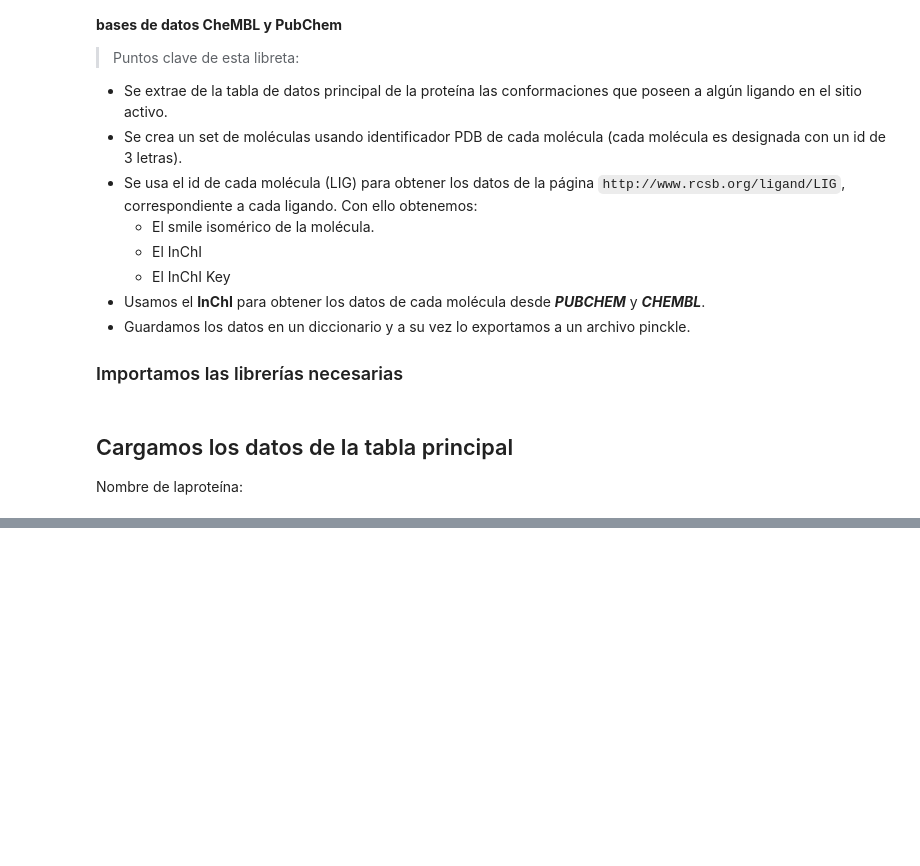
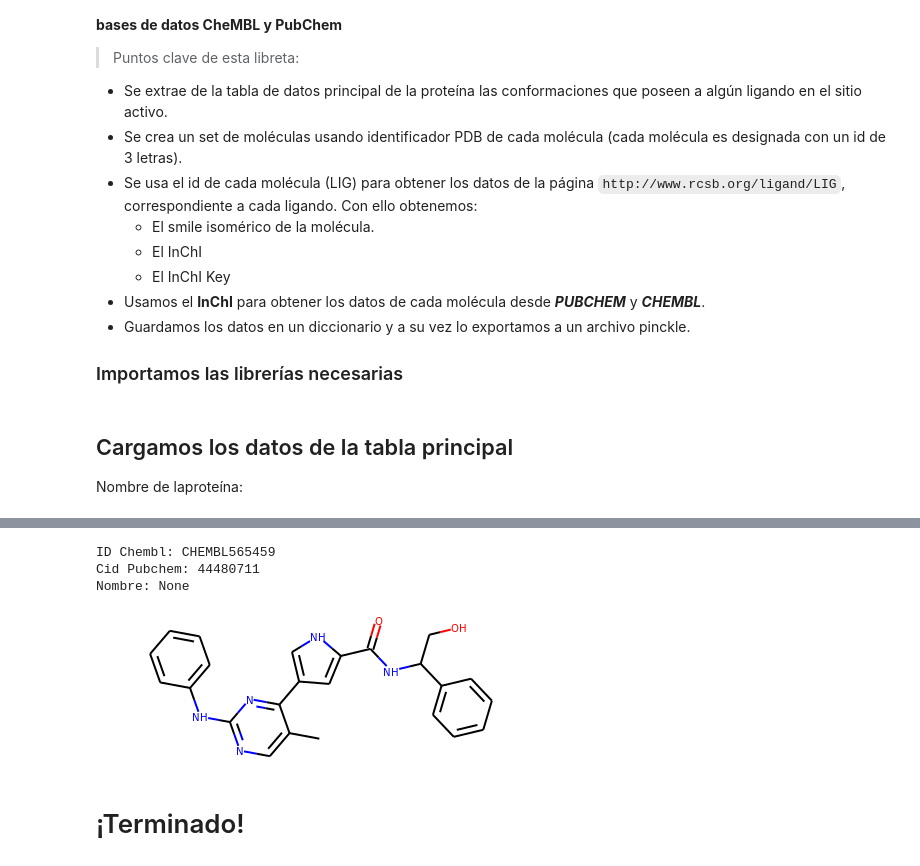
Before and after one commit to jRicciL/ERK2_notebooks, a Jupyter notebook: 1_Fetching_and_generating_data/6_Ligands_Web_Scraping.ipynb, the cells around one changed output, grey strips where cells are left out. Saved outputs shown, nothing was run; the diff lists cells and outputs as text; code cells hidden in the pictures; blank space fills up the shorter version.

```diff
--- a/1_Fetching_and_generating_data/6_Ligands_Web_Scraping.ipynb
+++ b/1_Fetching_and_generating_data/6_Ligands_Web_Scraping.ipynb
@@ -34,0 +236,19 @@ path_to_json_file = glob.glob()
+# %%
+# Obtención del un ligando a través de una conformación
+lig_1aq1 = df_ligs_crys.loc['3i5z', 'Inhib']
+# Imprimimos su nombre y otros datos interesantes
+lig_1aq1_data = dic_ligs_crys_prot[lig_1aq1]
+print(F'ID Chembl: {lig_1aq1_data["chembl_id"]}')
+print(F'Cid Pubchem: {lig_1aq1_data["pubchem_id"]}')
+print(F'Nombre: {lig_1aq1_data["chembl_data"]["pref_name"]}')
+# Obtenemos el smiles canonico
+lig_1aq1_smiles = dic_ligs_crys_prot[lig_1aq1]['canonical_smiles']
+# Lo visualizamos con rdkit
+rd.Chem.MolFromSmiles(lig_1aq1_smiles)
+# %% [output]
+ID Chembl: CHEMBL565459
+Cid Pubchem: 44480711
+Nombre: None
+[figure, added]
+# %% [markdown]
+# ¡Terminado!
```
Also changed, not shown: parts of 23 cells of this notebook.
